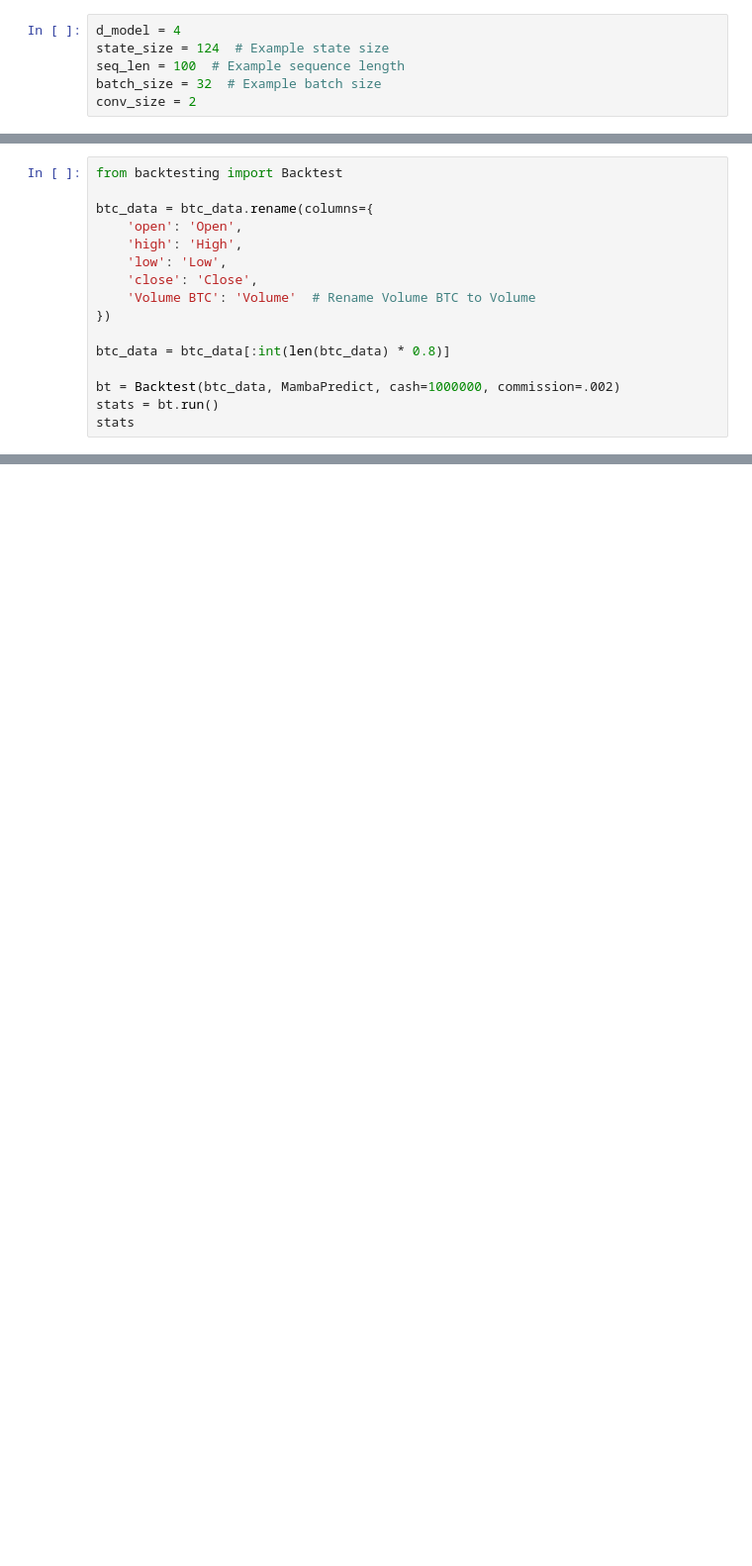
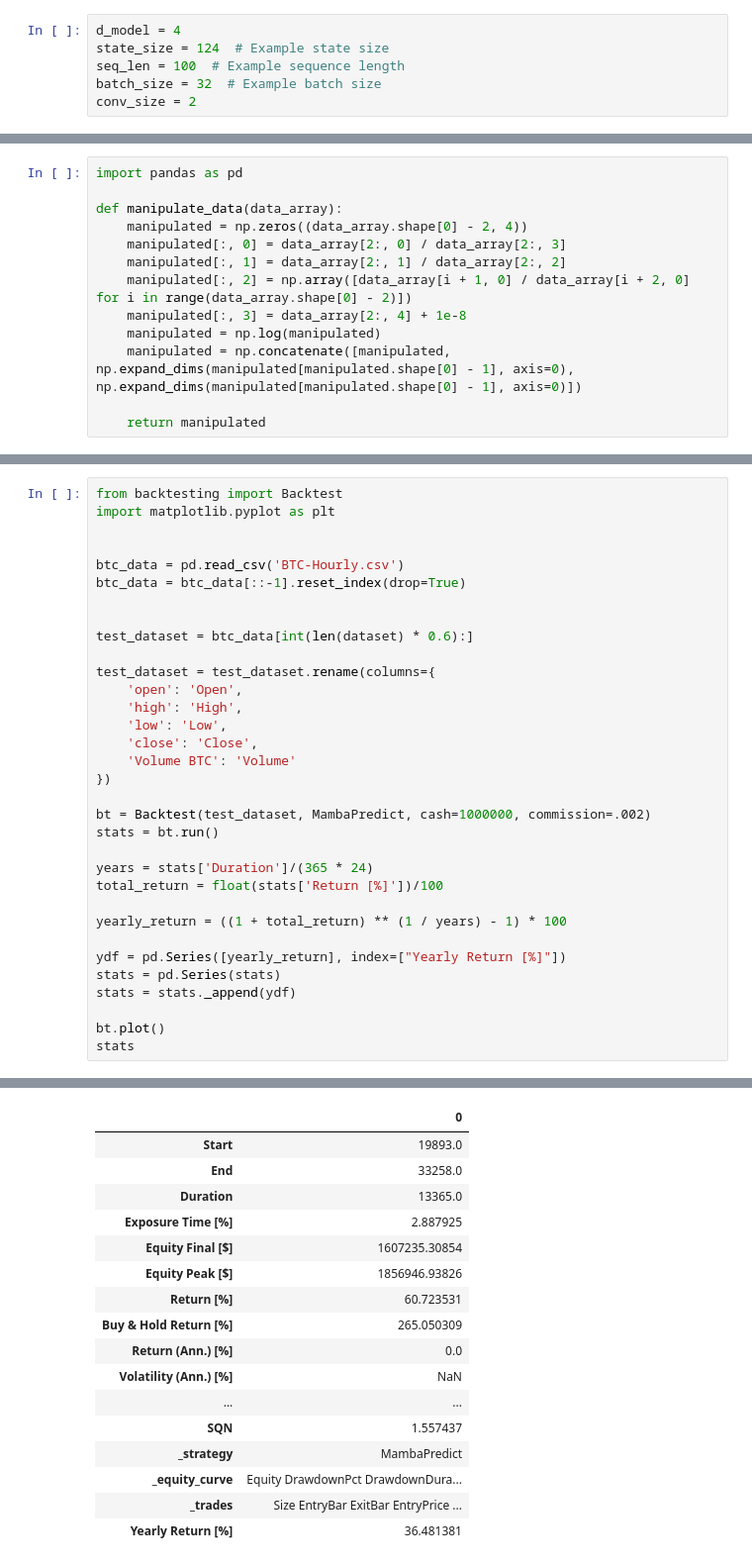
Before and after one commit to youj2005/crypto_mamba, a Jupyter notebook: crypto.ipynb, the cells around one changed output, grey strips where cells are left out. Shown at 99% size. Drawn from its saved outputs; the diff is of its cells as text; blank space fills up the shorter version.

```diff
--- a/crypto.ipynb
+++ b/crypto.ipynb
@@ -335,3 +256,16 @@ Successfully installed backtesting-0.3.3
+# %%
+import pandas as pd
+
+def manipulate_data(data_array):
+    manipulated = np.zeros((data_array.shape[0] - 2, 4))
+    manipulated[:, 0] = data_array[2:, 0] / data_array[2:, 3]
+    manipulated[:, 1] = data_array[2:, 1] / data_array[2:, 2]
+    manipulated[:, 2] = np.array([data_array[i + 1, 0] / data_array[i + 2, 0] for i in range(data_array.shape[0] - 2)])
+    manipulated[:, 3] = data_array[2:, 4] + 1e-8
+    manipulated = np.log(manipulated)
+    manipulated = np.concatenate([manipulated, np.expand_dims(manipulated[manipulated.shape[0] - 1], axis=0), np.expand_dims(manipulated[manipulated.shape[0] - 1], axis=0)])
+
+    return manipulated
 # %%
 from backtesting import Strategy
 from backtesting.lib import crossover
@@ -362,17 +305,34 @@ class MambaPredict(Strategy):
 # %%
 from backtesting import Backtest
+import matplotlib.pyplot as plt
 
-btc_data = btc_data.rename(columns={
+
+btc_data = pd.read_csv('BTC-Hourly.csv')
+btc_data = btc_data[::-1].reset_index(drop=True)
+
+
+test_dataset = btc_data[int(len(dataset) * 0.6):]
+
+test_dataset = test_dataset.rename(columns={
     'open': 'Open',
     'high': 'High',
     'low': 'Low',
     'close': 'Close',
-    'Volume BTC': 'Volume'  # Rename Volume BTC to Volume
+    'Volume BTC': 'Volume'
 })
 
-btc_data = btc_data[:int(len(btc_data) * 0.8)]
+bt = Backtest(test_dataset, MambaPredict, cash=1000000, commission=.002)
+stats = bt.run()
 
-bt = Backtest(btc_data, MambaPredict, cash=1000000, commission=.002)
-stats = bt.run()
+years = stats['Duration']/(365 * 24)
+total_return = float(stats['Return [%]'])/100
+
+yearly_return = ((1 + total_return) ** (1 / years) - 1) * 100
+
+ydf = pd.Series([yearly_return], index=["Yearly Return [%]"])
+stats = pd.Series(stats)
+stats = stats._append(ydf)
+
+bt.plot()
 stats
 # %% [output]
@@ -378,0 +342,17 @@ stats
+|  | 0 |
+| Start | 19893.0 |
+| End | 33258.0 |
+| Duration | 13365.0 |
+| Exposure Time [%] | 2.887925 |
+| Equity Final [$] | 1607235.30854 |
+| Equity Peak [$] | 1856946.93826 |
+| Return [%] | 60.723531 |
+| Buy & Hold Return [%] | 265.050309 |
+| Return (Ann.) [%] | 0.0 |
+| Volatility (Ann.) [%] | NaN |
+| ... | ... |
+| SQN | 1.557437 |
+| _strategy | MambaPredict |
+| _equity_curve | Equity DrawdownPct DrawdownDura... |
+| _trades | Size EntryBar ExitBar EntryPrice ... |
+| Yearly Return [%] | 36.481381 |
```
Also changed, not shown: parts of 12 cells of this notebook, 2 other files.
